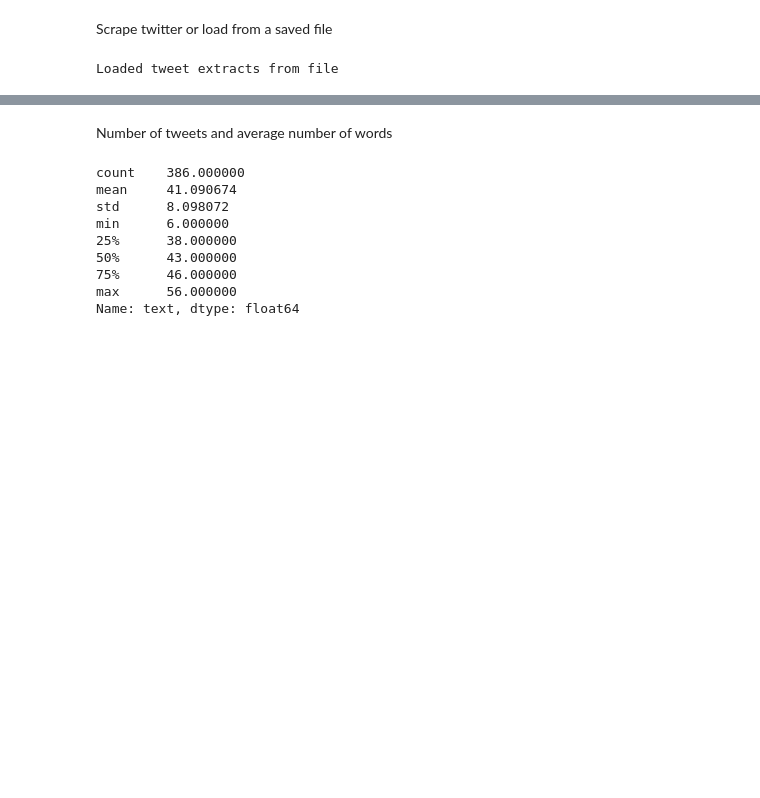
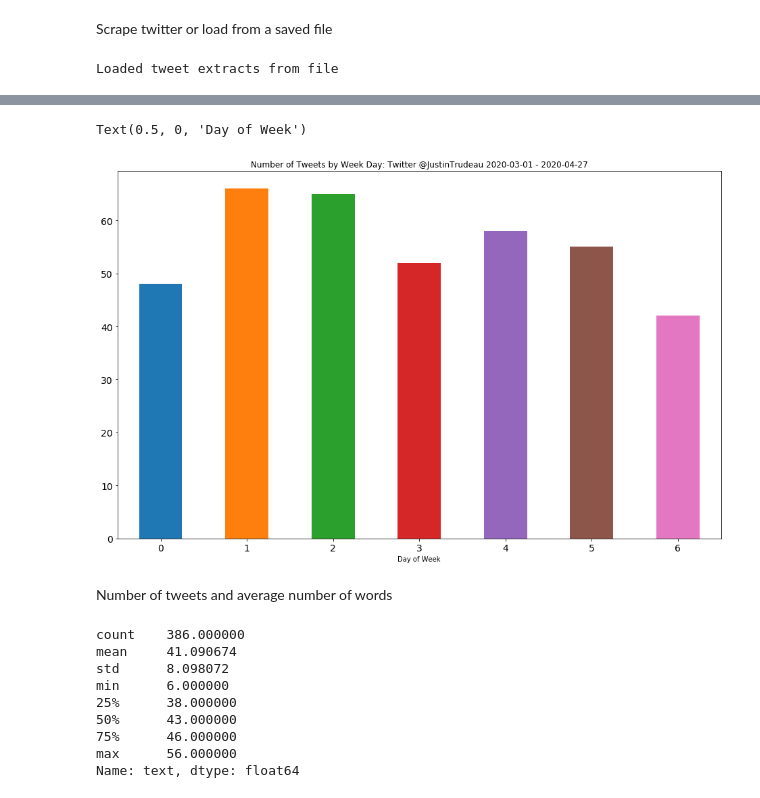
Before and after one commit to wangpengcn/Trump-And-Trudeau-Twitter-Analysis-During-COVID-19-Crisis, a Jupyter notebook: Trudeau Twitter Topic Analysis.ipynb, the cells around one changed output, grey strips where cells are left out. Drawn from its saved outputs; the diff is of its cells as text; code cells hidden in the pictures; blank space fills up the shorter version.

```diff
--- a/Trudeau Twitter Topic Analysis.ipynb
+++ b/Trudeau Twitter Topic Analysis.ipynb
@@ -55,3 +62,10 @@ all_tweets_df.head(3)
+# %%
+title = "Number of Tweets by Week Day: Twitter @{} {} - {}".format(KEYWORD, BEGINDATE, ENDDATE)
+all_tweets_df['id'].groupby(all_tweets_df["timestamp"].dt.dayofweek).count().plot(figsize=(16,10), fontsize=14, kind='bar', rot=0, title=title)
+plt.xlabel("Day of Week")
+# %% [output]
+Text(0.5, 0, 'Day of Week')
+[figure, added]
 # %% [markdown]
 Number of tweets and average number of words
 # %%
```
Also changed, not shown: parts of 5 cells of this notebook, 1 other file.
